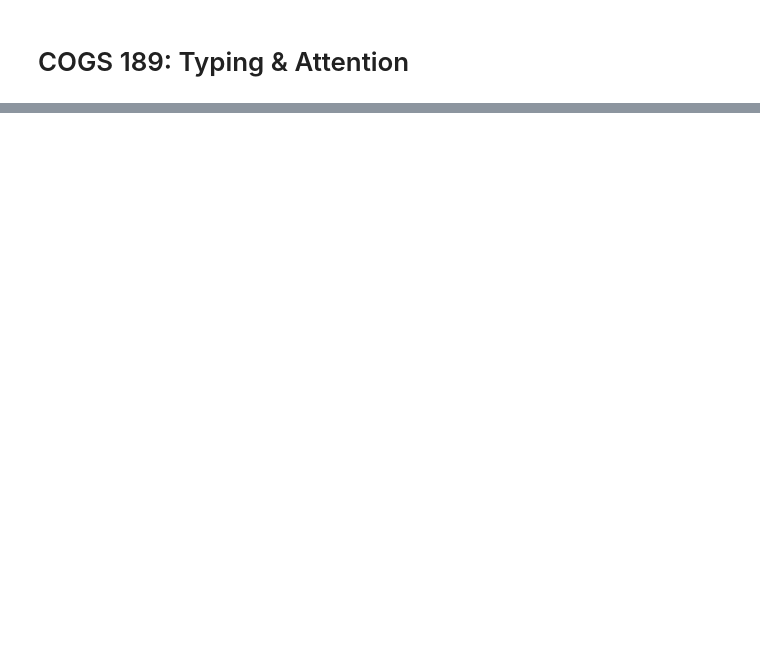
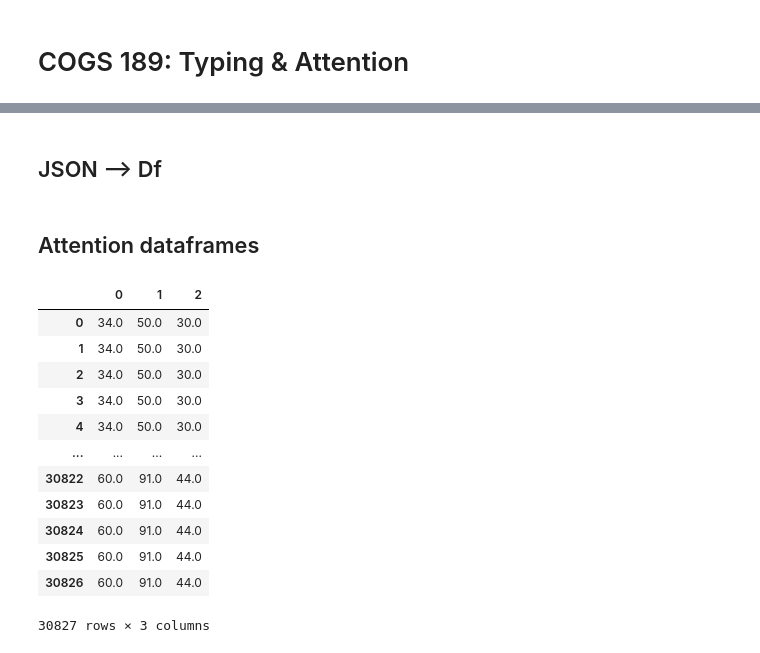
Before and after one commit to jjohashi/typing-attention, a Jupyter notebook: attention-analysis.ipynb, the cells around one changed output, grey strips where cells are left out. Cells and saved outputs as stored; diff of their text form; code cells hidden in the pictures; blank space fills up the shorter version.

Commit message:
organizing data

```diff
--- a/attention-analysis.ipynb
+++ b/attention-analysis.ipynb
@@ -33,0 +73,42 @@ tester
+# %% [markdown]
+## JSON --> Df
+# %%
+#put all data into df
+df00 = (pd.read_json(os.getcwd()+"/rawdata"+"/0"+"/0"+"/eeg.json", orient='index')).T[:30827]
+df01 = (pd.read_json(os.getcwd()+"/rawdata"+"/0"+"/1"+"/eeg.json", orient='index')).T[:30827]
+df02 = (pd.read_json(os.getcwd()+"/rawdata"+"/0"+"/2"+"/eeg.json", orient='index')).T[:30827]
+df03 = (pd.read_json(os.getcwd()+"/rawdata"+"/0"+"/3"+"/eeg.json", orient='index')).T[:30827]
+df04 = (pd.read_json(os.getcwd()+"/rawdata"+"/0"+"/4"+"/eeg.json", orient='index')).T[:30827]
+df10 = (pd.read_json(os.getcwd()+"/rawdata"+"/1"+"/0"+"/eeg.json", orient='index')).T[:30827]
+df11 = (pd.read_json(os.getcwd()+"/rawdata"+"/1"+"/1"+"/eeg.json", orient='index')).T[:30827]
+df12 = (pd.read_json(os.getcwd()+"/rawdata"+"/1"+"/2"+"/eeg.json", orient='index')).T[:30827]
+df13 = (pd.read_json(os.getcwd()+"/rawdata"+"/1"+"/3"+"/eeg.json", orient='index')).T[:30827]
+df14 = (pd.read_json(os.getcwd()+"/rawdata"+"/1"+"/4"+"/eeg.json", orient='index')).T[:30827]
+df20 = (pd.read_json(os.getcwd()+"/rawdata"+"/2"+"/0"+"/eeg.json", orient='index')).T[:30827]
+df21 = (pd.read_json(os.getcwd()+"/rawdata"+"/2"+"/1"+"/eeg.json", orient='index')).T[:30827]
+df22 = (pd.read_json(os.getcwd()+"/rawdata"+"/2"+"/2"+"/eeg.json", orient='index')).T[:30827]
+df23 = (pd.read_json(os.getcwd()+"/rawdata"+"/2"+"/3"+"/eeg.json", orient='index')).T[:30827]
+df24 = (pd.read_json(os.getcwd()+"/rawdata"+"/2"+"/4"+"/eeg.json", orient='index')).T[:30827]
+# %% [markdown]
+## Attention dataframes
+# %%
+baseline = pd.DataFrame()
+baseline[0] = df00['attention']
+baseline[1] = df10['attention']
+baseline[2] = df20['attention']
+# %%
+baseline
+# %% [output]
+|  | 0 | 1 | 2 |
+| 0 | 34.0 | 50.0 | 30.0 |
+| 1 | 34.0 | 50.0 | 30.0 |
+| 2 | 34.0 | 50.0 | 30.0 |
+| 3 | 34.0 | 50.0 | 30.0 |
+| 4 | 34.0 | 50.0 | 30.0 |
+| ... | ... | ... | ... |
+| 30822 | 60.0 | 91.0 | 44.0 |
+| 30823 | 60.0 | 91.0 | 44.0 |
+| 30824 | 60.0 | 91.0 | 44.0 |
+| 30825 | 60.0 | 91.0 | 44.0 |
+| 30826 | 60.0 | 91.0 | 44.0 |
+30827 rows × 3 columns
```
Also changed, not shown: parts of 35 cells of this notebook, 21 other files.
